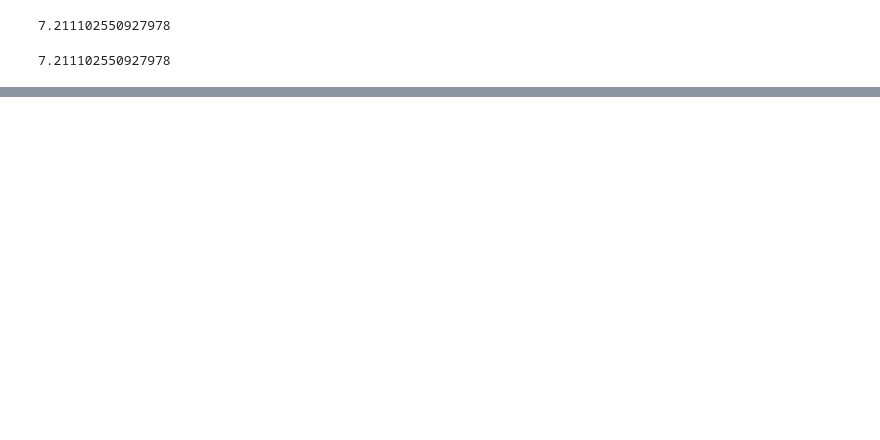
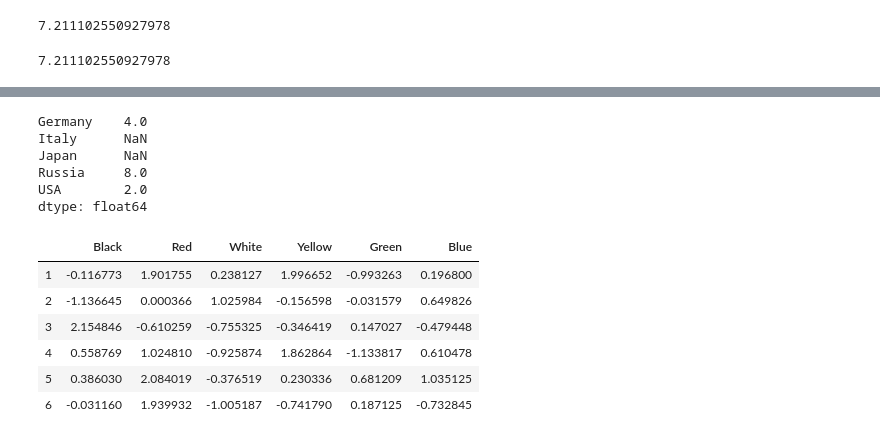
Before and after one commit to Sojiknight/PyDatSciStuds, a Jupyter notebook: Untitled10.ipynb, the cells around one changed output, grey strips where cells are left out. Drawn from its saved outputs; the diff is of its cells as text; code cells hidden in the pictures; blank space fills up the shorter version.

```diff
--- a/Untitled10.ipynb
+++ b/Untitled10.ipynb
@@ -758,0 +852,9 @@ vat.std()
+# %%
+ser1 + ser2
+# %% [output]
+Germany    4.0
+Italy      NaN
+Japan      NaN
+Russia     8.0
+USA        2.0
+dtype: float64
@@ -758,0 +867,12 @@ vat.std()
+# %%
+fd = pd.DataFrame(randn(6,6),[1,2,3,4,5,6],['Black','Red','White','Yellow','Green','Blue'])
+# %%
+fd
+# %% [output]
+|  | Black | Red | White | Yellow | Green | Blue |
+| 1 | -0.116773 | 1.901755 | 0.238127 | 1.996652 | -0.993263 | 0.196800 |
+| 2 | -1.136645 | 0.000366 | 1.025984 | -0.156598 | -0.031579 | 0.649826 |
+| 3 | 2.154846 | -0.610259 | -0.755325 | -0.346419 | 0.147027 | -0.479448 |
+| 4 | 0.558769 | 1.024810 | -0.925874 | 1.862864 | -1.133817 | 0.610478 |
+| 5 | 0.386030 | 2.084019 | -0.376519 | 0.230336 | 0.681209 | 1.035125 |
+| 6 | -0.031160 | 1.939932 | -1.005187 | -0.741790 | 0.187125 | -0.732845 |
```
Also changed, not shown: parts of 53 cells of this notebook.
